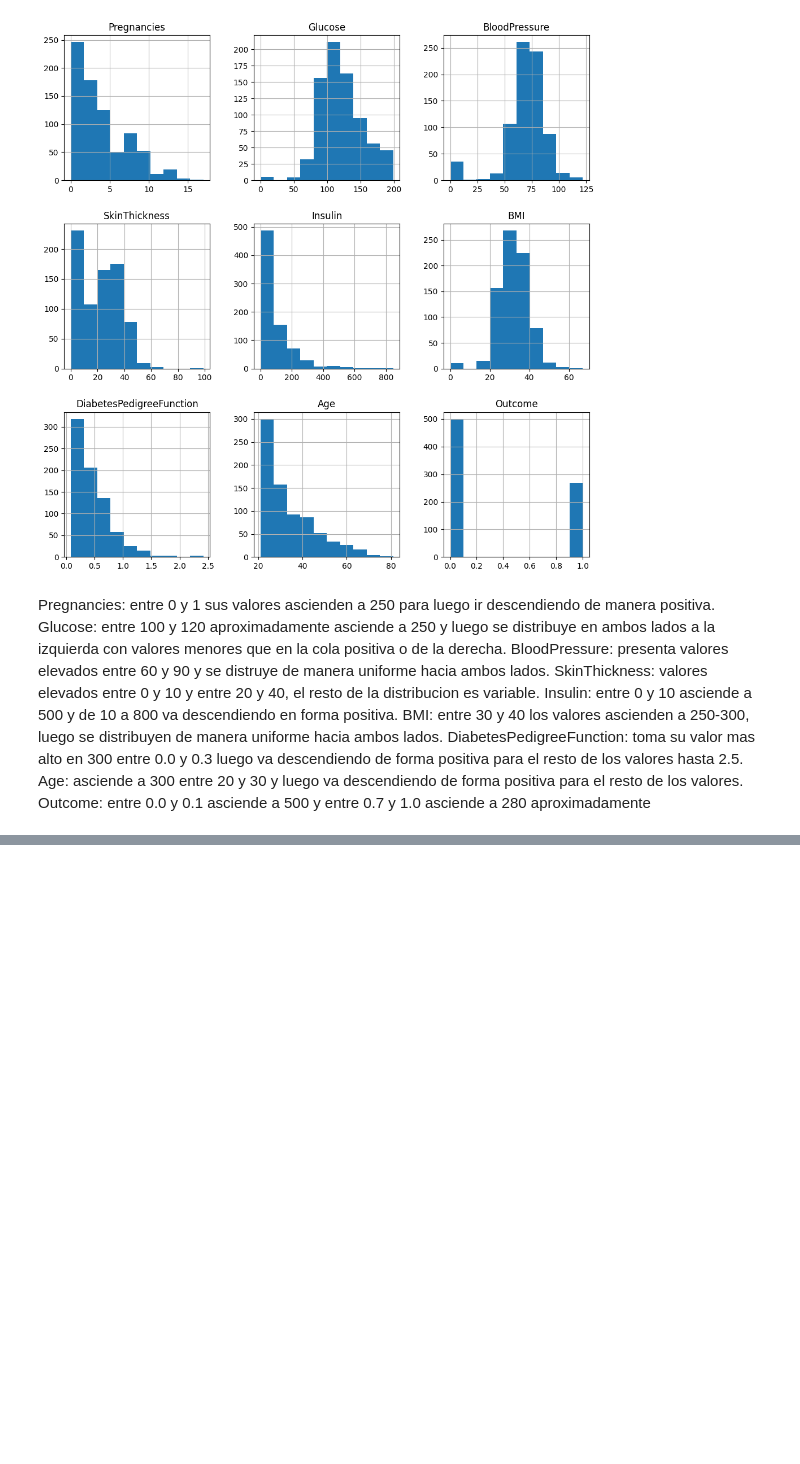
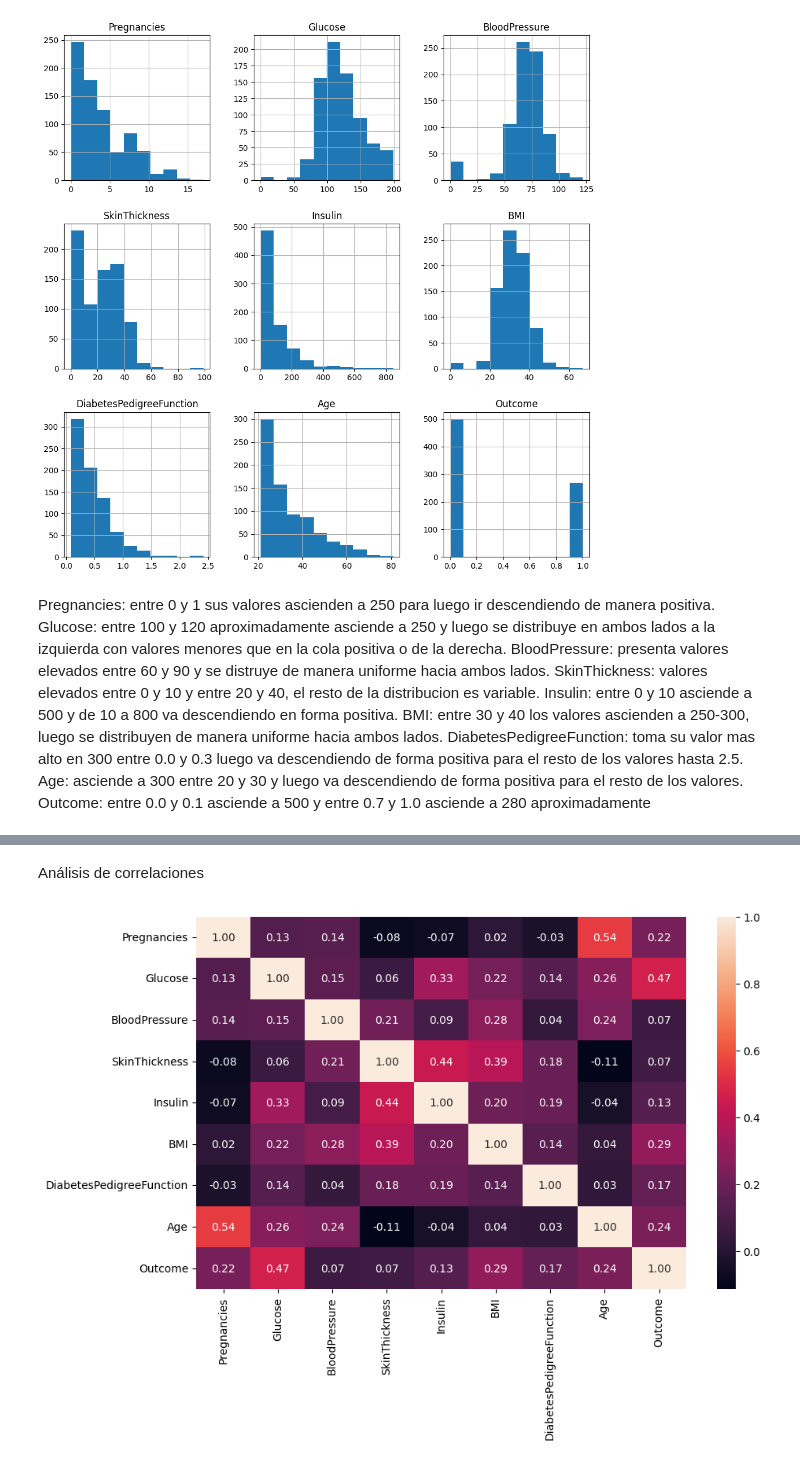
Before and after one commit to emilceinfante/Arboles_decision, a Jupyter notebook: src/explore.ipynb, the cells around one changed output, grey strips where cells are left out. Drawn from its saved outputs; the diff is of its cells as text; code cells hidden in the pictures; blank space fills up the shorter version.

```diff
--- a/src/explore.ipynb
+++ b/src/explore.ipynb
@@ -69,0 +96,12 @@ Outcome: entre 0.0 y 0.1 asciende a 500 y entre 0.7 y 1.0 asciende a 280 aproxim
+# %% [markdown]
+Análisis de correlaciones
+# %%
+fig, axis = plt.subplots(figsize = (10, 7))
+
+sns.heatmap(data_diab[["Pregnancies", "Glucose", "BloodPressure", "SkinThickness", "Insulin", "BMI", "DiabetesPedigreeFunction", "Age", "Outcome"]].corr(), annot = True, fmt = ".2f")
+
+plt.tight_layout()
+
+plt.show()
+# %% [output]
+[figure, added]
```
Also changed, not shown: parts of 4 cells of this notebook.
